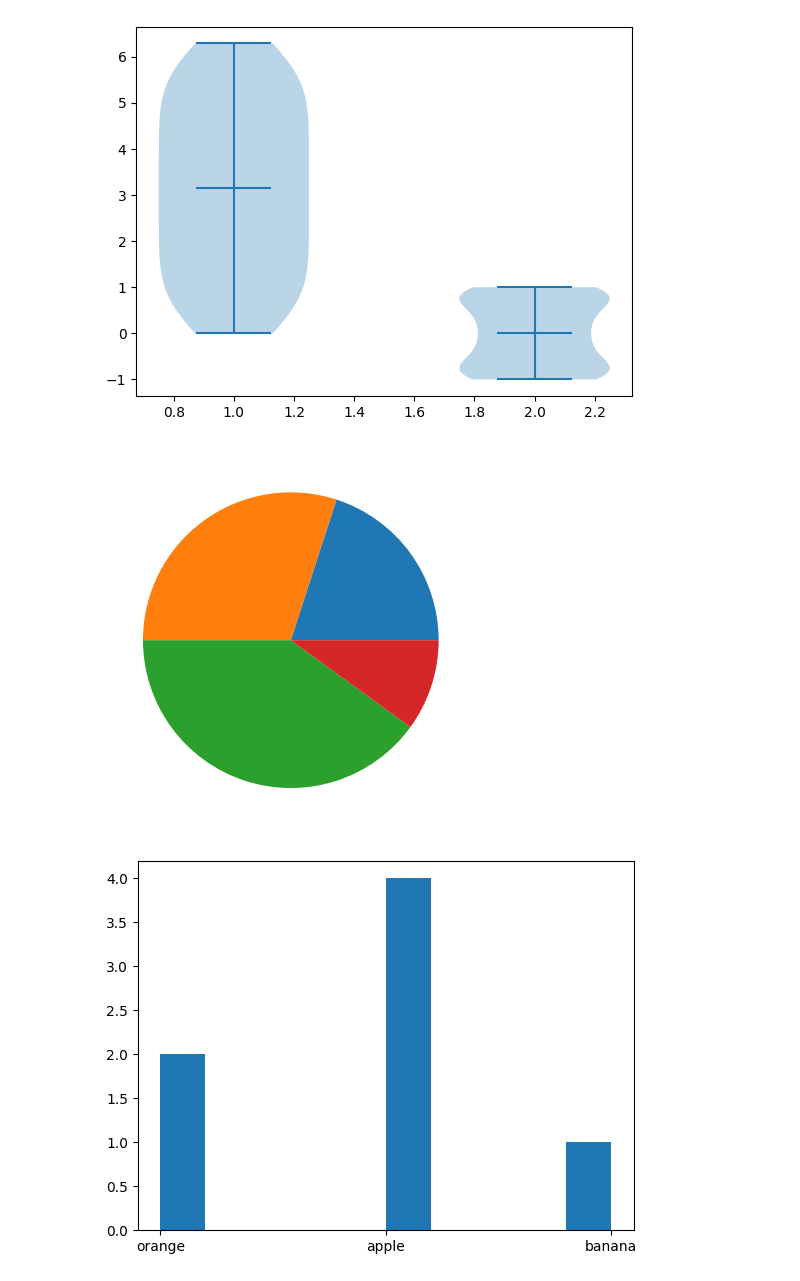
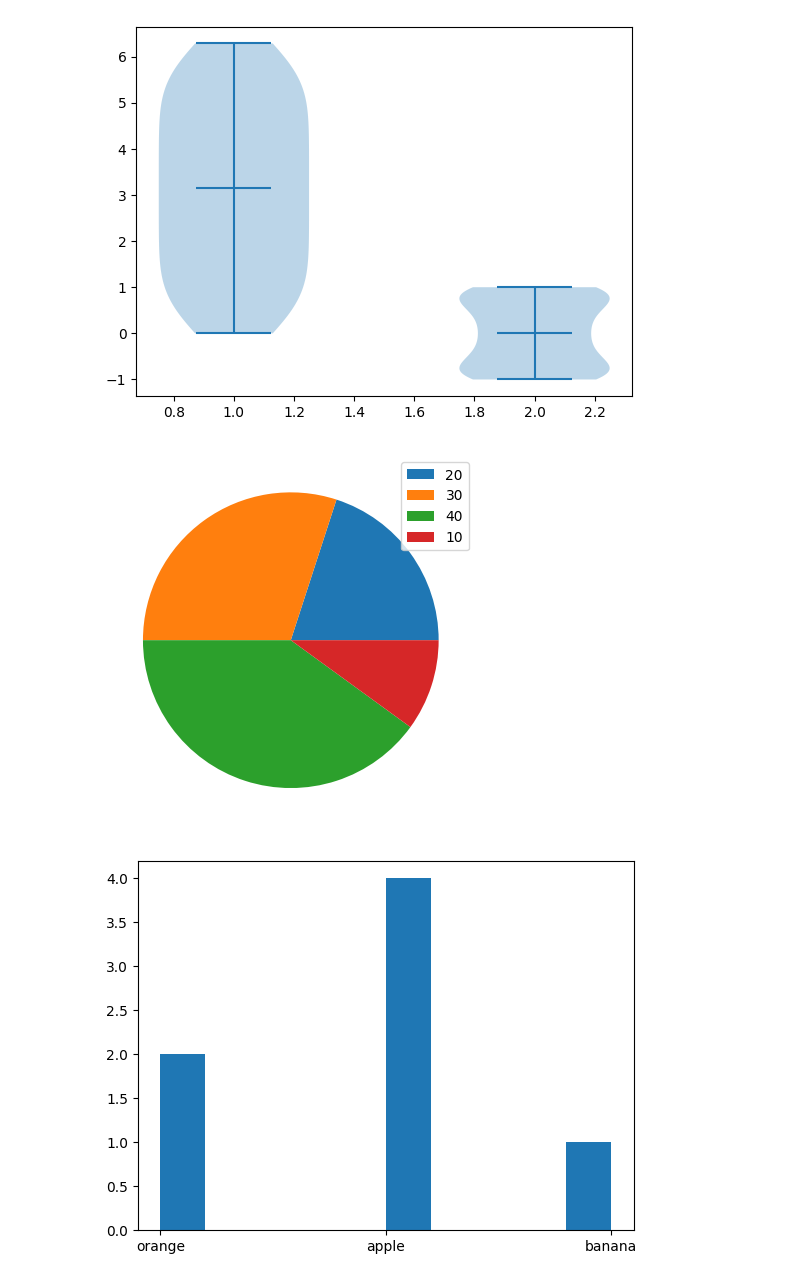
Before and after one commit to Py-ualg/learning-materials, a Jupyter notebook: classroom/003_matplotlib_01.ipynb, the cells around one changed output. Cells and saved outputs as stored; diff of their text form; code cells hidden in the pictures.

```diff
--- a/classroom/003_matplotlib_01.ipynb
+++ b/classroom/003_matplotlib_01.ipynb
@@ -90,7 +93,8 @@ plt.show()
 # %%
 # pie
 plt.pie([20, 30, 40, 10])
+plt.legend([20, 30, 40, 10])
 plt.show()
 # %% [output]
-[figure, old version]
+[figure, new version]
 # %%
```
Also changed, not shown: parts of 16 cells of this notebook, 4 other files.
